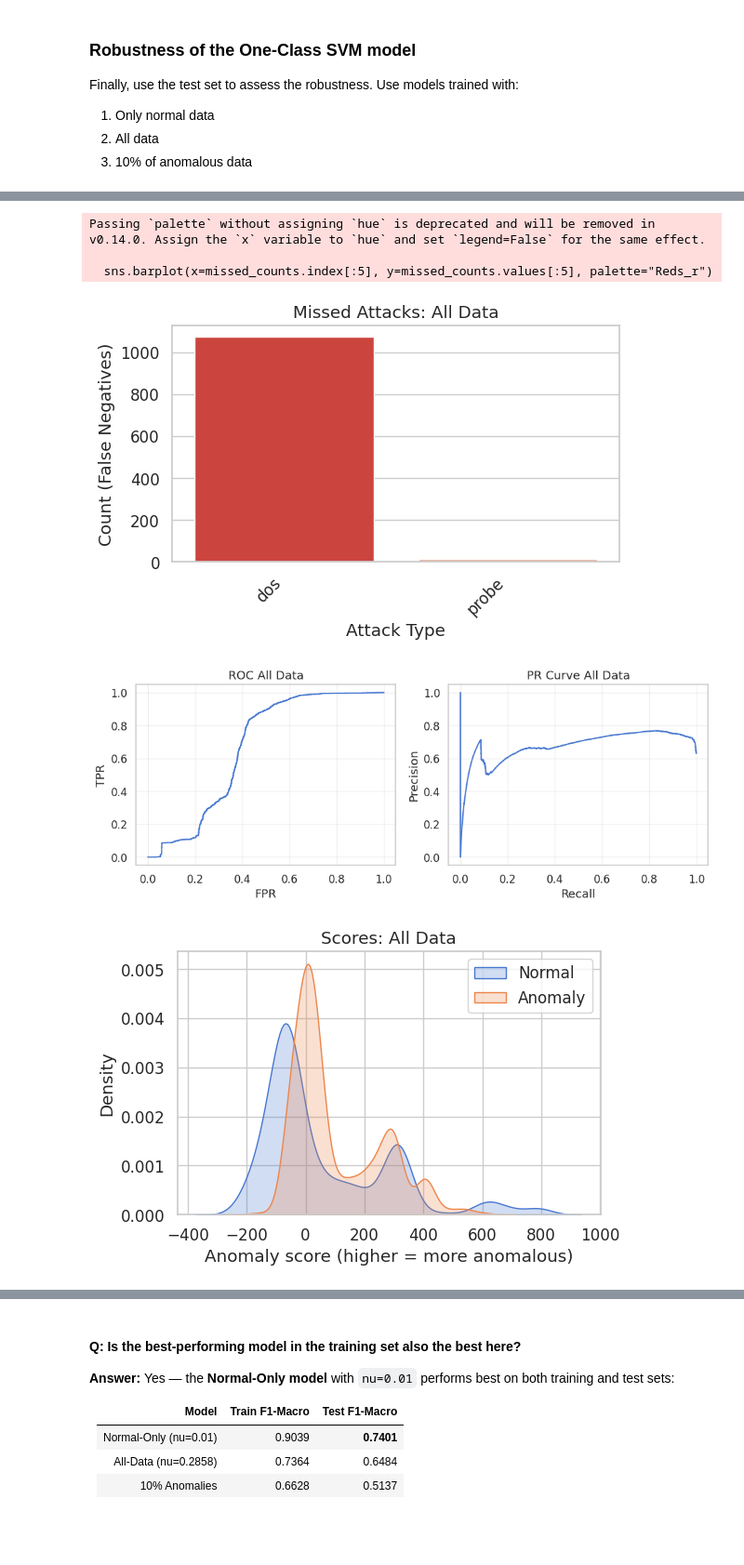
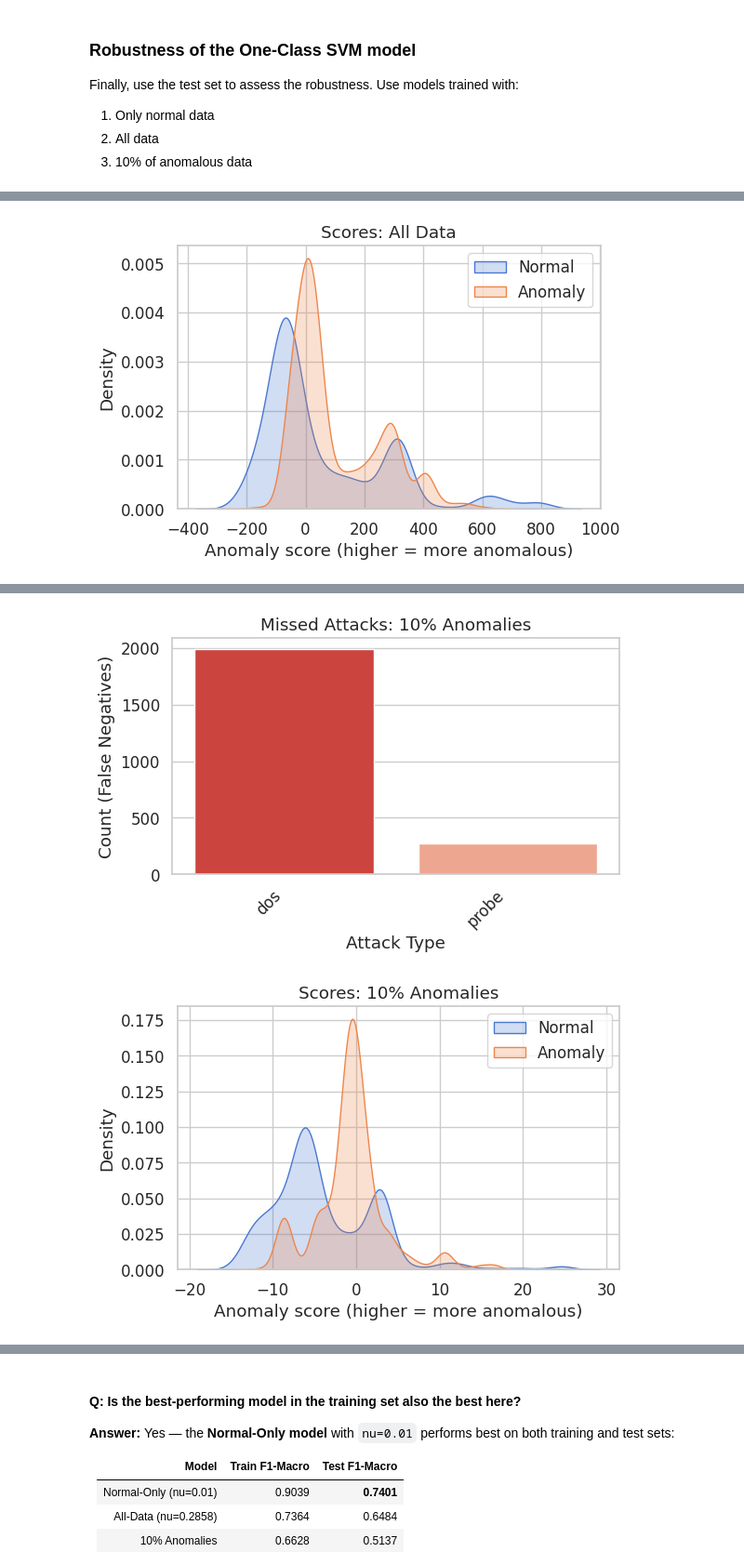
Before and after one commit to AImSecure/Laboratory3, a Jupyter notebook: lab/notebooks/Lab3_Anomaly_Detection.ipynb, the cells around one changed output, grey strips where cells are left out. Shown at 93% size. Cells and saved outputs as stored; diff of their text form; code cells hidden in the pictures; blank space fills up the shorter version.

```diff
--- a/lab/notebooks/Lab3_Anomaly_Detection.ipynb
+++ b/lab/notebooks/Lab3_Anomaly_Detection.ipynb
@@ -1218,7 +1203,7 @@ for p in anomaly_percentages:
         nu_mixed = 0.01  # Small value for pure normal data
 
     # 3. Train model
-    print(f"\n\n[{int(p*100):3d}% Anomalies] Training with {n_sampled} anomalies, nu={nu_mixed:.4f}")
+    print(f"\n[{int(p*100):3d}% Anomalies] Training with {n_sampled} anomalies, nu={nu_mixed:.4f}")
     ocsvm_mixed = OneClassSVM(kernel='rbf', gamma='scale', nu=nu_mixed)
     ocsvm_mixed.fit(X_train_mixed)
 
@@ -1227,7 +1212,7 @@ for p in anomaly_percentages:
 
     # 4. Evaluate
     _, f1_train = evaluate_ocsvm(
-        ocsvm_mixed, X_train, y_train_binary, f"{int(p*100)}% Anomalies | Test", plot_cm=True
+        ocsvm_mixed, X_train, y_train_binary, f"{int(p*100)}% Anomalies | Train", plot_cm=True
     )
     _, f1_test = evaluate_ocsvm(
         ocsvm_mixed, X_test, y_test_binary, f"{int(p*100)}% Anomalies | Test", plot_cm=True
@@ -1236,6 +1221,8 @@ for p in anomaly_percentages:
     results['train_f1'].append(f1_train)
     results['test_f1'].append(f1_test)
 
+    print("="*60)
+
 # Store 10% model for Task 2.4
 models_task2['10pct_anomalies'] = results['models'][0.1]
 # %% [output]
@@ -1498,10 +1485,17 @@ for name, key in scenarios:
         print(f"\nMost Confused Attack Types (False Negatives):")
         for attack, count in missed_counts.head(5).items():
             print(f"    {attack}: {count}")
+        print()
 
         # Plot
         plt.figure(figsize=(6, 4))
-        sns.barplot(x=missed_counts.index[:5], y=missed_counts.values[:5], palette="Reds_r")
+        sns.barplot(
+            x=missed_counts.index[:5],
+            y=missed_counts.values[:5],
+            hue=missed_counts.index[:5], # Assigned x to hue
+            palette="Reds_r",
+            legend=False                 # Disable the legend
+        )
         plt.title(f"Missed Attacks: {name}")
         plt.xlabel("Attack Type")
         plt.ylabel("Count (False Negatives)")
@@ -1509,8 +1503,12 @@ for name, key in scenarios:
         plt.tight_layout()
         plt.show()
 
-    plot_roc_pr(model, X_test, y_test_binary, title_suffix=name)
+    print()
+    # plot_roc_pr(model, X_test, y_test_binary, title_suffix=name)
     plot_score_distributions(model, X_test, y_test_binary, title=f"Scores: {name}")
+    print()
+
+print("\n\n")
 
 # Final Comparison Plot
 plot_f1_comparison(test_results, "Test Set F1-Macro Comparison")
@@ -1540,0 +1555 @@ Passing `palette` without assigning `hue` is deprecated and will be removed in v
+[figure, new version]
@@ -1560,6 +1575,2 @@ Most Confused Attack Types (False Negatives):
-Passing `palette` without assigning `hue` is deprecated and will be removed in v0.14.0. Assign the `x` variable to `hue` and set `legend=False` for the same effect.
-
-  sns.barplot(x=missed_counts.index[:5], y=missed_counts.values[:5], palette="Reds_r")
-[figure, old version]
-[figure, old version]
+[figure, new version]
-[figure, old version]
+[figure, new version]
```
Also changed, not shown: parts of 18 cells of this notebook.
